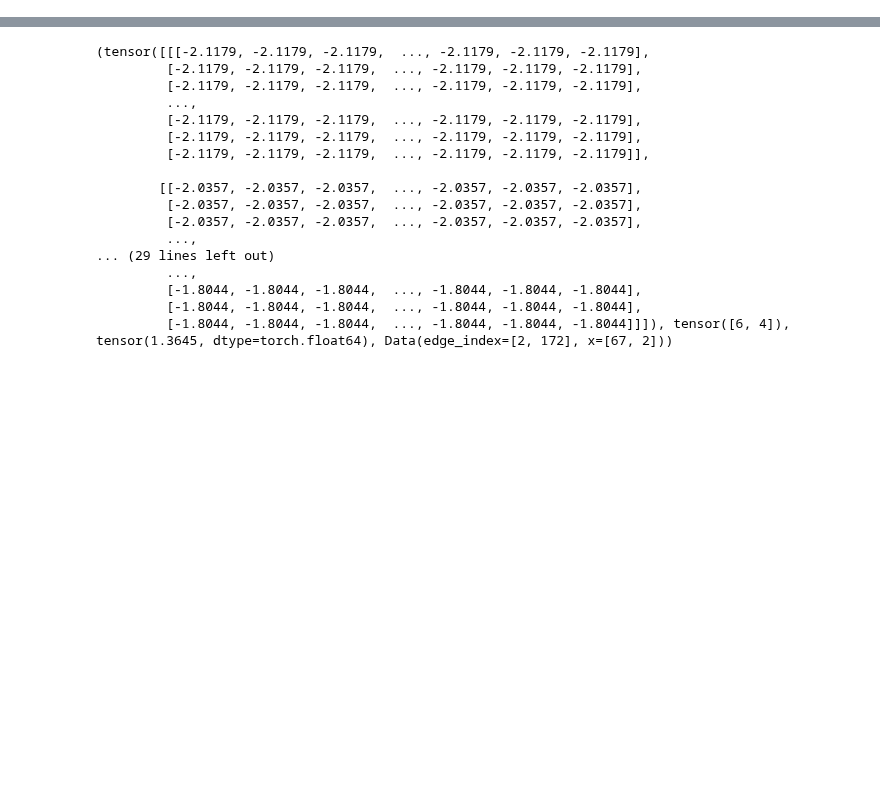
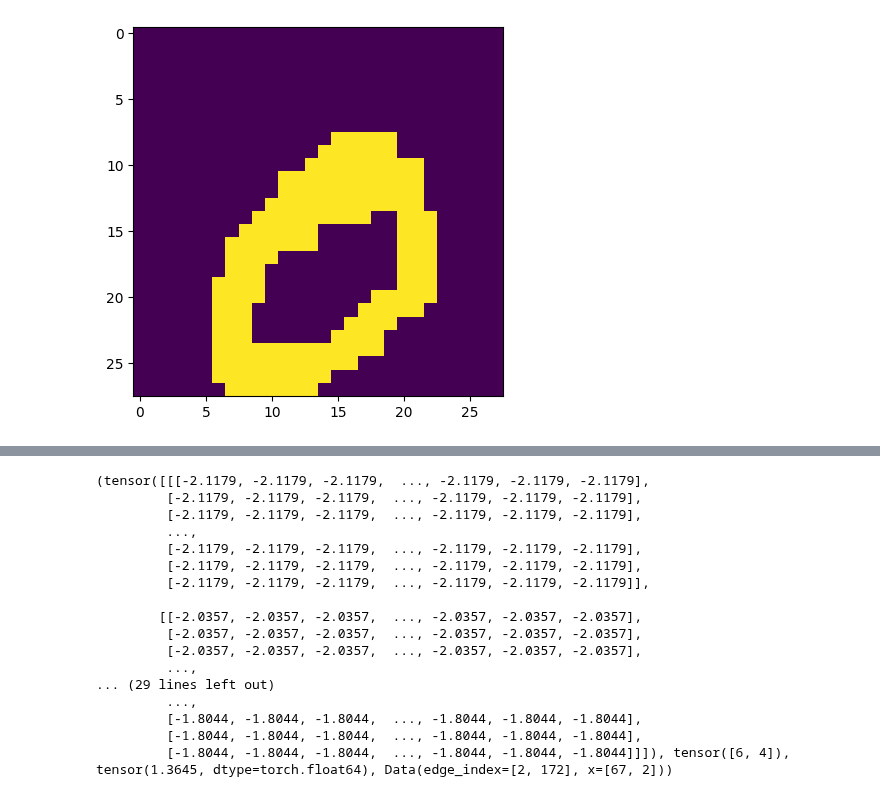
Before and after one commit to EwenBernard/Text2Bricks, a Jupyter notebook: training_notebook.ipynb, the cells around one changed output, grey strips where cells are left out. Saved outputs shown, nothing was run; the diff lists cells and outputs as text; code cells hidden in the pictures; blank space fills up the shorter version.

```diff
--- a/training_notebook.ipynb
+++ b/training_notebook.ipynb
@@ -7,0 +96,9 @@ generator.generate_dataset(250)
+# %%
+import matplotlib.pyplot as plt
+
+item = dataset.__getitem__(0)
+
+plt.imshow(item[0])
+plt.show()
+# %% [output]
+[figure, added]
```
Also changed, not shown: parts of 41 cells of this notebook, 14 other files.
